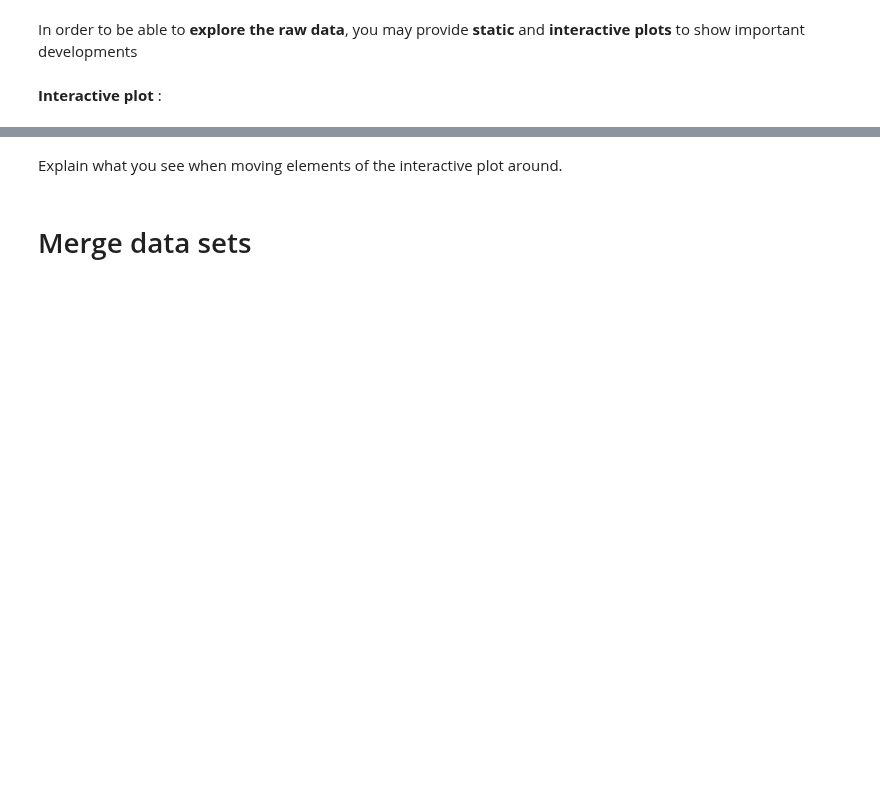
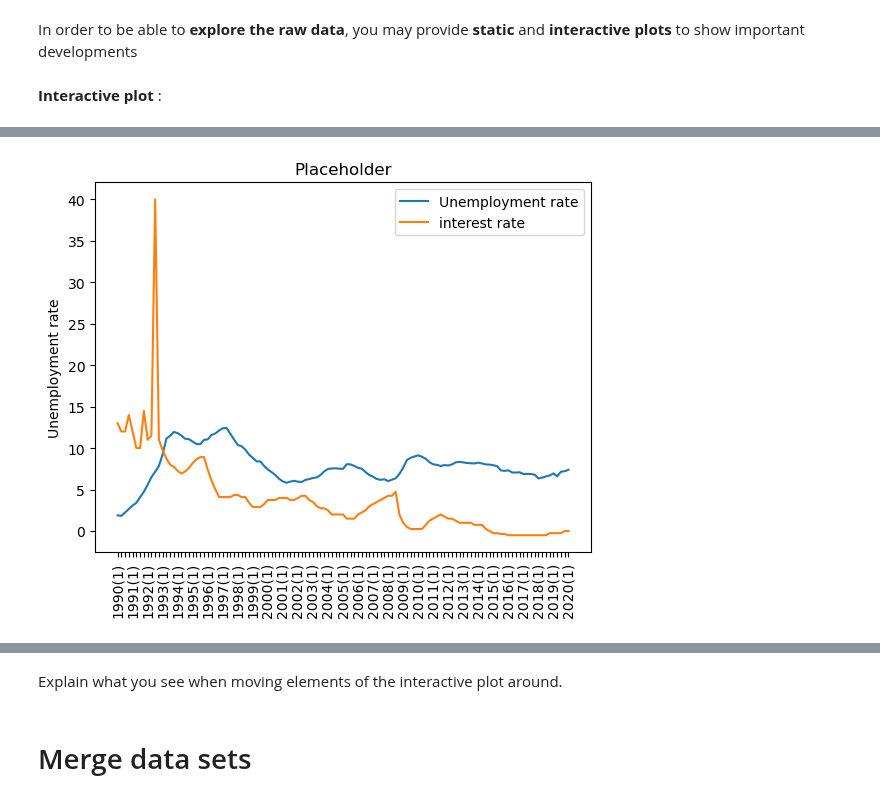
Before and after one commit to NumEconCopenhagen/projects-2023-hold-11, a Jupyter notebook: dataproject/dataproject.ipynb, the cells around one changed output, grey strips where cells are left out. Saved outputs shown, nothing was run; the diff lists cells and outputs as text; code cells hidden in the pictures; blank space fills up the shorter version.

```diff
--- a/dataproject/dataproject.ipynb
+++ b/dataproject/dataproject.ipynb
@@ -62,3 +53,25 @@ pd.read_excel(filename).head(5)
+# %%
+l =[]
+for j, i in enumerate(df.year.values):
+
+    if j%4==0 :
+        pass
+    else:
+        i = ''
+    l.append(i)
+l = np.array(l)
+# %%
+fig = plt.figure()
+ax = fig.add_subplot(1,1,1)
+ax.plot(df['year'],df['Unemployment rate'], label = 'Unemployment rate')
+ax.plot(df['year'],df['Central bank key interest rate'], label = 'interest rate')
+ax.set_xticklabels(l,rotation= 90)
+ax.set_ylabel('Unemployment rate')
+ax.set_title('Placeholder')
+ax.legend(loc='upper right')
+plt.show()
+# %% [output]
+[figure, added]
 # %%
 def plot_func():
     # Function that operates on data set
```
Also changed, not shown: parts of 5 cells of this notebook.
